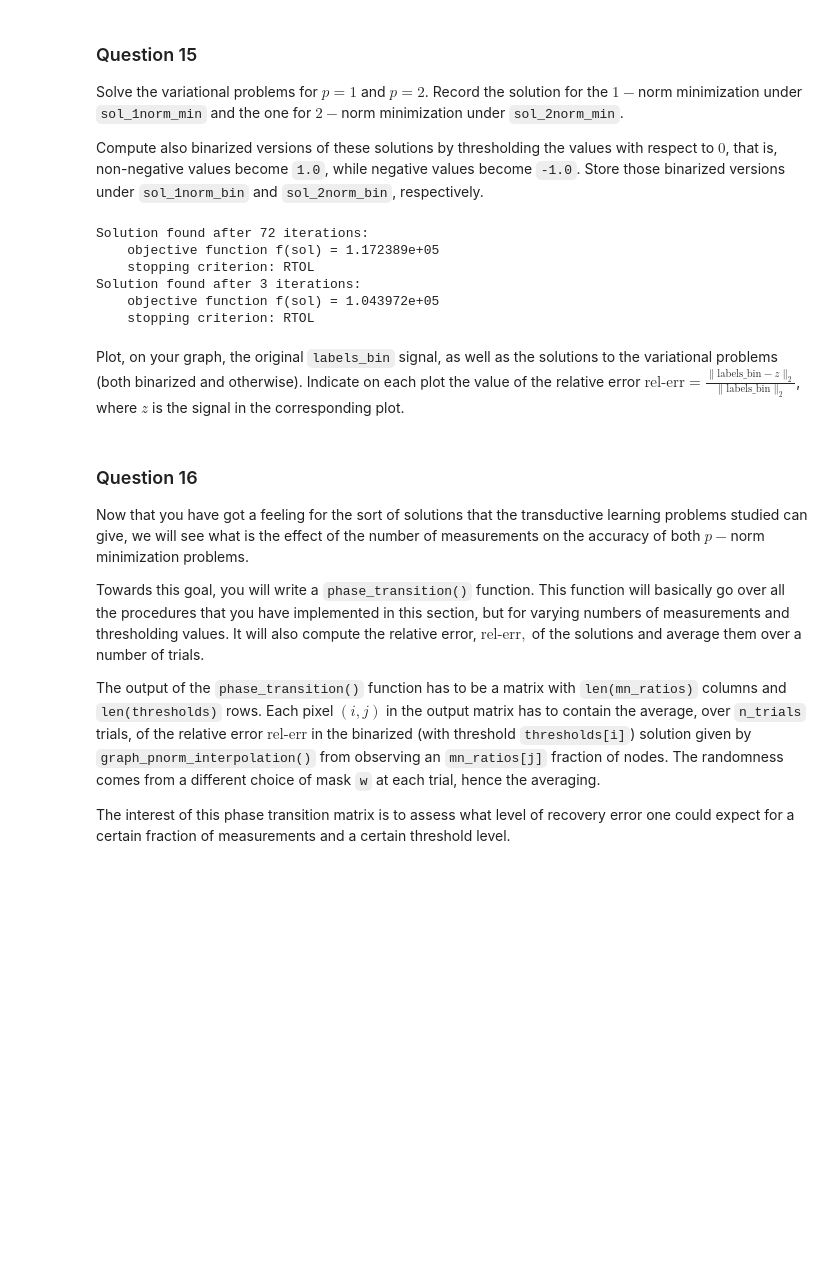
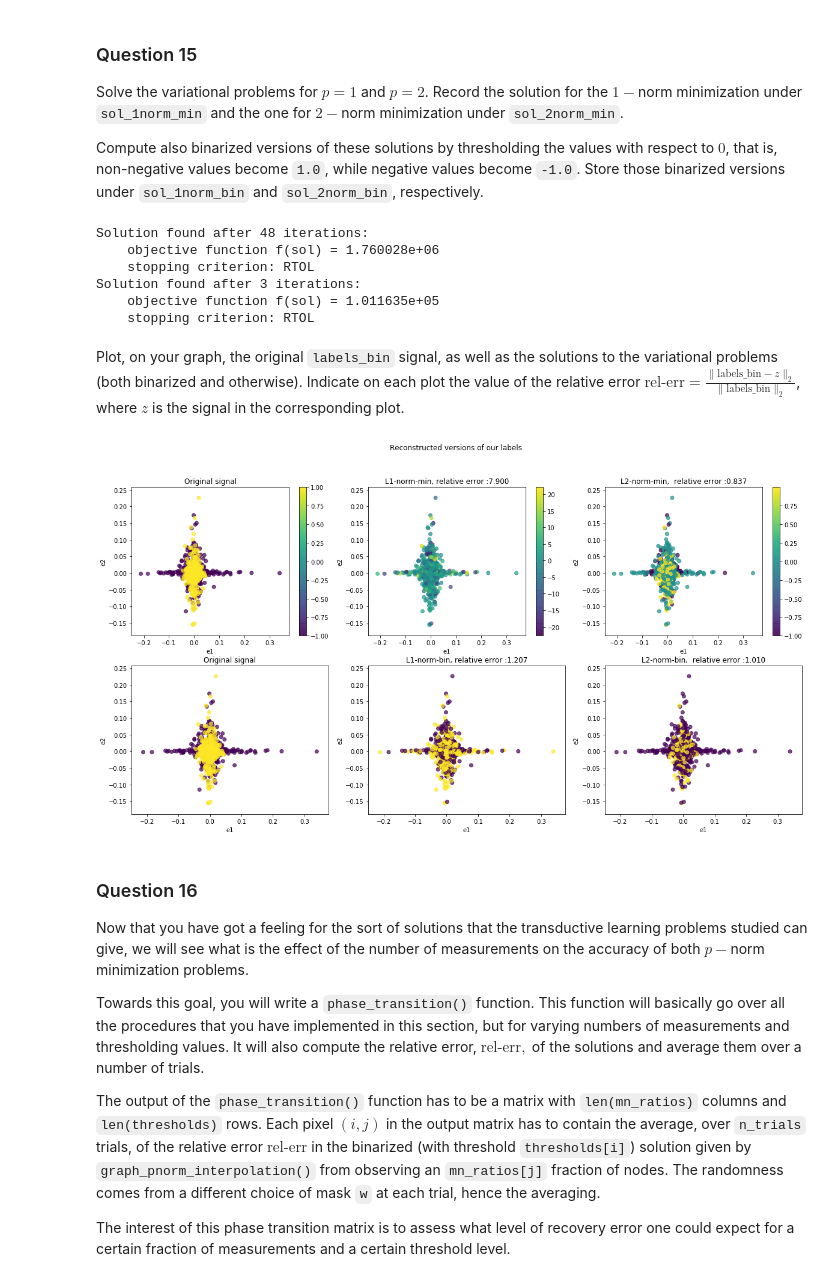
Before and after one commit to Team36-ntds2018/Project_free_music_archives_2018, a Jupyter notebook: Milestone_4/4_graph_signal_processing.ipynb, the cells around one changed output. Drawn from its saved outputs; the diff is of its cells as text; code cells hidden in the pictures; blank space fills up the shorter version.

Commit message:
Q15 Done
May need to clean up the graphs

```diff
--- a/Milestone_4/4_graph_signal_processing.ipynb
+++ b/Milestone_4/4_graph_signal_processing.ipynb
@@ -648,24 +646,73 @@ gradient = scipy.sparse.csr_matrix(gradient)
 
 labels_bin_test = P(np.zeros(n_nodes))
 
-sol_1norm_min = graph_pnorm_interpolation(gradient.transpose(), P, x0=labels_bin_test.copy(), p=1.) # Your code here.
+sol_1norm_min = graph_pnorm_interpolation(gradient.transpose(), P, x0=np.random.randn(n_nodes), p=1.) # Your code here.
 
 sol_2norm_min = graph_pnorm_interpolation(gradient.transpose(), P, x0=labels_bin_test.copy(), p=2.)# Your code here.
 
 threshold = 0
 
-sol_1norm_bin = sol_1norm_min# Your code here.
+sol_1norm_bin = np.where(sol_1norm_min < threshold, -1, 1)# Your code here.
 
-sol_2norm_bin = sol_2norm_min# Your code here.
+sol_2norm_bin = np.where(sol_2norm_min < threshold, -1, 1)# Your code here.
 # %% [output]
-Solution found after 72 iterations:
-    objective function f(sol) = 1.172389e+05
+Solution found after 48 iterations:
+    objective function f(sol) = 1.760028e+06
     stopping criterion: RTOL
 Solution found after 3 iterations:
-    objective function f(sol) = 1.043972e+05
+    objective function f(sol) = 1.011635e+05
     stopping criterion: RTOL
 # %% [markdown]
 Plot, on your graph, the original `labels_bin` signal, as well as the solutions to the variational problems (both binarized and otherwise). Indicate on each plot the value of the relative error $\text{rel-err} = \frac{\|\text{labels_bin} - z\|_2}{\|\text{labels_bin}\|_2}$, where $z$ is the signal in the corresponding plot.
+# %%
+plt.figure(figsize=(20,10))
+plt.suptitle('Reconstructed versions of our labels')
+
+plt.subplot(231)
+plt.scatter(U[:,1], U[:,2], c=labels_bin, alpha=0.7)
+plt.xlabel('e1')
+plt.ylabel('e2')
+plt.title("Original signal")
+plt.colorbar()
+
+plt.subplot(232)
+rel_error_min_1 = (np.linalg.norm(labels_bin - sol_1norm_min)/(np.linalg.norm(labels_bin)))
+plt.scatter(U[:,1], U[:,2], c = sol_1norm_min, alpha=0.7)
+plt.xlabel('e1')
+plt.ylabel('e2')
+plt.title("L1-norm-min, relative error :{:.3f}".format(rel_error_min_1))
+plt.colorbar()
+
+plt.subplot(233)
+rel_error_min_2 = (np.linalg.norm(labels_bin - sol_2norm_min)/(np.linalg.norm(labels_bin)))
+plt.scatter(U[:,1], U[:,2], c = sol_2norm_min, alpha=0.7)
+plt.xlabel('e1')
+plt.ylabel('e2')
+plt.title("L2-norm-min,  relative error :{:.3f}".format(rel_error_min_2))
+plt.colorbar()
+
+plt.subplot(234)
+plt.scatter(U[:,1], U[:,2], c=labels_bin, alpha=0.7)
+plt.xlabel('e1')
+plt.ylabel('e2')
+plt.title("Original signal")
+
+plt.subplot(235)
+rel_error_bin_1 = (np.linalg.norm(labels_bin - sol_1norm_bin)/(np.linalg.norm(labels_bin)))
+plt.scatter(U[:,1], U[:,2], c = sol_1norm_bin, alpha=0.7)
+plt.xlabel('e1')
+plt.ylabel('e2')
+plt.title("L1-norm-bin, relative error :{:.3f}".format(rel_error_bin_1))
+
+plt.subplot(236)
+rel_error_bin_2 = (np.linalg.norm(labels_bin - sol_2norm_bin)/(np.linalg.norm(labels_bin)))
+plt.scatter(U[:,1], U[:,2], c = sol_2norm_bin, alpha=0.7)
+plt.xlabel('e1')
+plt.ylabel('e2')
+plt.title("L2-norm-bin,  relative error :{:.3f}".format(rel_error_bin_2))
+plt.show()
+# %% [output]
+[figure, added]
 # %% [markdown]
 ### Question 16
 
```
Also changed, not shown: parts of 7 cells of this notebook.
